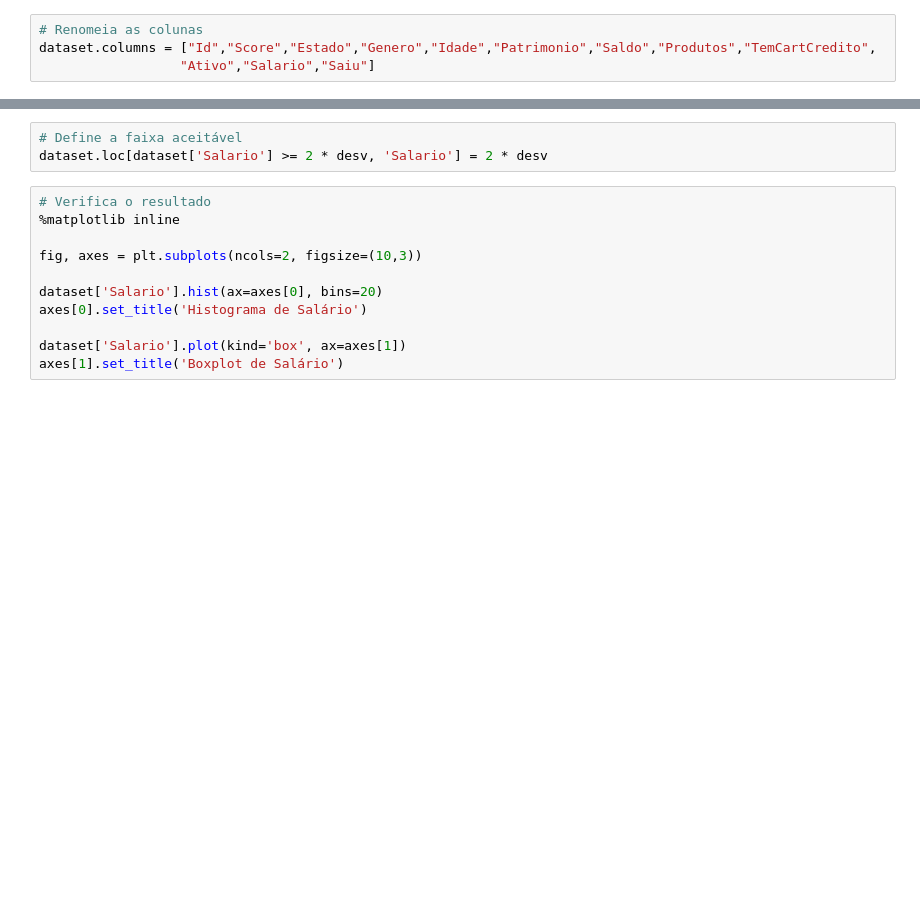
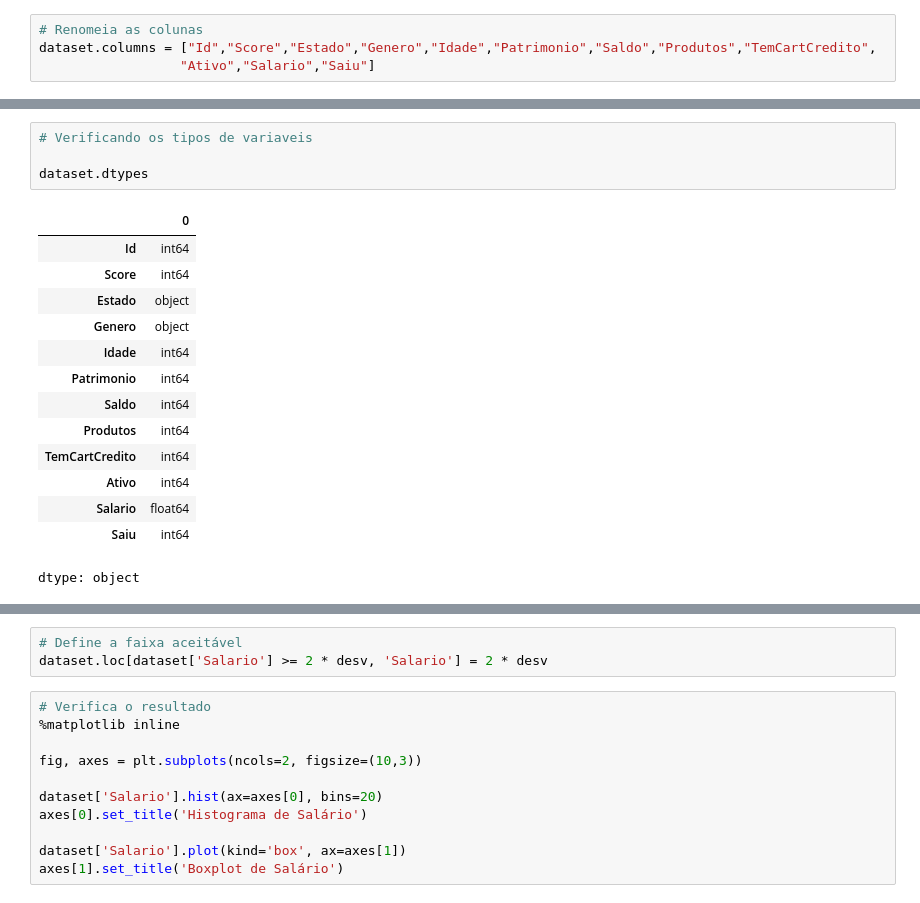
Before and after one commit to IvanAjala/data-science-portfolio, a Jupyter notebook: Análise Exploratória de Dados (EDA)/churn_analysis/notebooks/churn_analysis.ipynb, the cells around one changed output, grey strips where cells are left out. Saved outputs shown, nothing was run; the diff lists cells and outputs as text; blank space fills up the shorter version.

```diff
--- a/Análise Exploratória de Dados (EDA)/churn_analysis/notebooks/churn_analysis.ipynb
+++ b/Análise Exploratória de Dados (EDA)/churn_analysis/notebooks/churn_analysis.ipynb
@@ -22,3 +54,22 @@ dataset.head(2)
+# %%
+# Verificando os tipos de variaveis
+
+dataset.dtypes
+# %% [output]
+|  | 0 |
+| Id | int64 |
+| Score | int64 |
+| Estado | object |
+| Genero | object |
+| Idade | int64 |
+| Patrimonio | int64 |
+| Saldo | int64 |
+| Produtos | int64 |
+| TemCartCredito | int64 |
+| Ativo | int64 |
+| Salario | float64 |
+| Saiu | int64 |
+dtype: object
 # %%
 # Explorando dados categóricos
 # Estado
```
Also changed, not shown: parts of 44 cells of this notebook.
